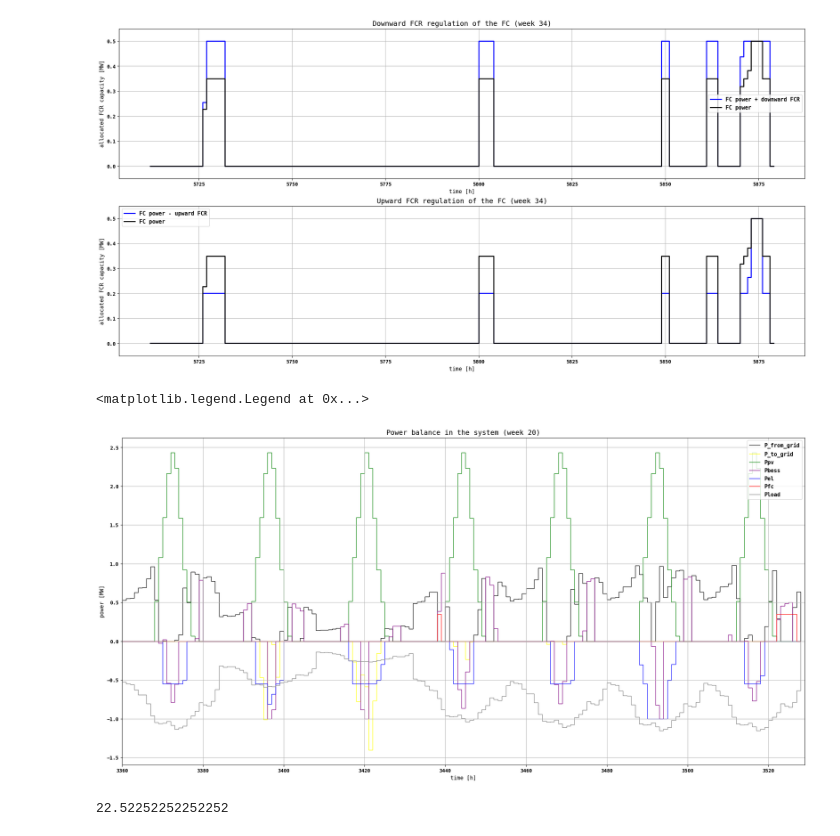
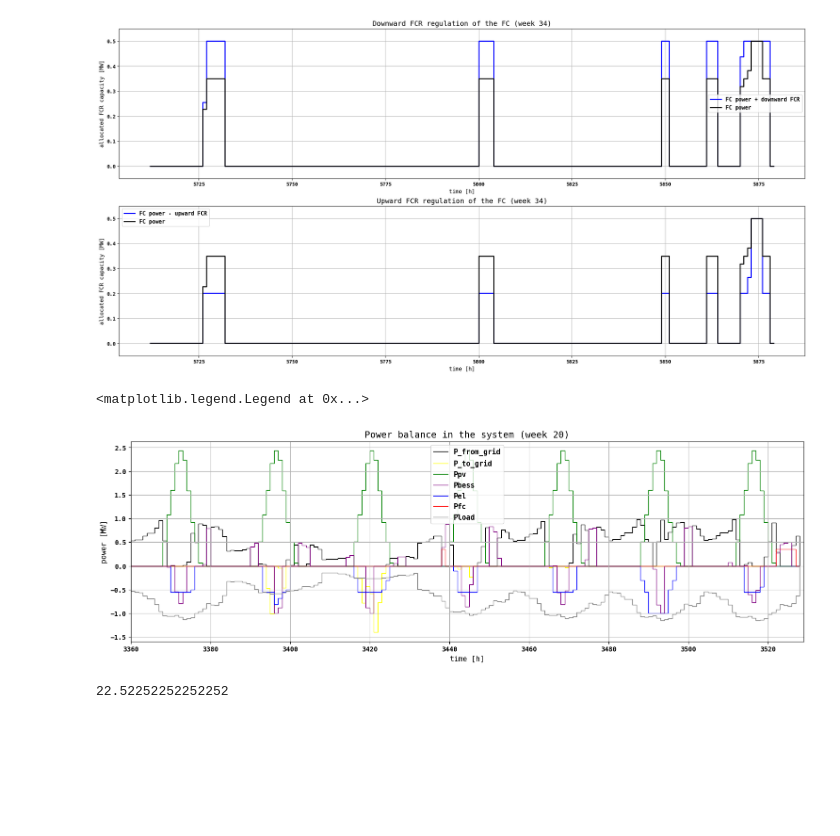
Before and after one commit to massimiliano-ferrara-967/rhtlab-massimiliano, a Jupyter notebook: src/deterministic scheduling/deter_sched_gridimport.ipynb, the cells around one changed output. Saved outputs shown, nothing was run; the diff lists cells and outputs as text; code cells hidden in the pictures; blank space fills up the shorter version.

```diff
--- a/src/deterministic scheduling/deter_sched_gridimport.ipynb
+++ b/src/deterministic scheduling/deter_sched_gridimport.ipynb
@@ -1014,7 +1015,7 @@ Warning: unable to write requested result file 'infeasible.ilp'
 C_ele_vals = np.array([m.C_ele[t] for t in m.TIME])
 C_ele_sell_vals = np.array([m.C_ele_sell[t] for t in m.TIME])
 Ppv_vals = np.array([m.Ppv[t] for t in m.TIME])
-Pload_vals = np.array([m.P_load[t] for t in m.TIME])
+Pload_vals = np.array([m.Pd_load[t] for t in m.TIME])
 
 pel_vals = np.array([m.pel[e, t]() for e in m.EL for t in m.TIME])
 hel_vals = np.array([m.hel[e, t]() for e in m.EL for t in m.TIME])
@@ -1069,8 +1070,6 @@ print(f"Revenue from selling excess electricity to the main grid = {rev_elecsell
 print(f"Cost for buying electricity from the main grid = {cost_elecbuy:.3f} €")
 print(f"Revenue from participation to the FCR service = {rev_FCR:.3f} €\n")
 
-
-
 # rev_tot = pyo.value(m.Obj)
 # rev_h2sell = sum(hdem_vals) * C_h2
 # rev_elecsell = sum((Ppv_vals[t] + pb_dch_vals[t] - pb_ch_vals[t] \
@@ -1427,35 +1431,35 @@ axsFCRfc[1].legend()
 # PLOTTING (4/4)
 #------------------------------------------------------------------------------------------------
 
 # POWER BALANCE PLOTS --------------------------------------------------------------------------------------
 # TIME WINDOW
 # Power balance plot
 # figPow, axsPow = plt.subplots(2, 1, layout='constrained')
 # axsPow[0].stairs(pel_vals, time_plot, color = 'blue')
 # axsPow[0].set_xlabel('time [h]')
 # axsPow[0].set_ylabel('EL power [MW]')
 # axsPow[0].set_title("EL optimal power profile")
 # axsPow[0].set_ylim(0, 1.1 * Pel_rtd['EL'])
 
 # CHOSEN WEEK
 # Power balance plot
-figPow2, axsPow2 = plt.subplots(layout='constrained')
+figPow2, axsPow2 = plt.subplots(layout='constrained', figsize = (15, 5))
 axsPow2.stairs(pgrid_p_vals[week*24*7 : (week+1)*24*7], time_plot[week*24*7 : (week+1)*24*7 + 1], color = 'black', label = 'P_from_grid')
 axsPow2.stairs(-pgrid_n_vals[week*24*7 : (week+1)*24*7], time_plot[week*24*7 : (week+1)*24*7 + 1], color = 'yellow', label = 'P_to_grid')
 axsPow2.stairs(Ppv_vals[week*24*7 : (week+1)*24*7], time_plot[week*24*7 : (week+1)*24*7 + 1], color = 'green', label = 'Ppv')
 axsPow2.stairs(pb_vals[week*24*7 : (week+1)*24*7], time_plot[week*24*7 : (week+1)*24*7 + 1], color = 'purple', label = 'Pbess')
 axsPow2.stairs(-pel_vals[week*24*7 : (week+1)*24*7], time_plot[week*24*7 : (week+1)*24*7 + 1], color = 'blue', label = 'Pel')
 axsPow2.stairs(pfc_vals[week*24*7 : (week+1)*24*7], time_plot[week*24*7 : (week+1)*24*7 + 1], color = 'red', label = 'Pfc')
 axsPow2.stairs(-Pload_vals[week*24*7 : (week+1)*24*7], time_plot[week*24*7 : (week+1)*24*7 + 1], color = 'grey', label = 'Pload')
 axsPow2.set_xlabel('time [h]')
 axsPow2.set_ylabel('power [MW]')
 axsPow2.set_title("Power balance in the system (week 20)")
 axsPow2.set_xlim(week*24*7, (week+1)*24*7 + 1)
 # axsPow2.set_ylim(0, 1.1 * Pel_rtd['EL'])
 axsPow2.legend()
 # %% [output]
 <matplotlib.legend.Legend at 0x...>
-[figure, old version]
+[figure, new version]
 # %%
 0.7 / (2.2*400*66/1000)
 
```
Also changed, not shown: parts of 5 cells of this notebook, 7 other files.
